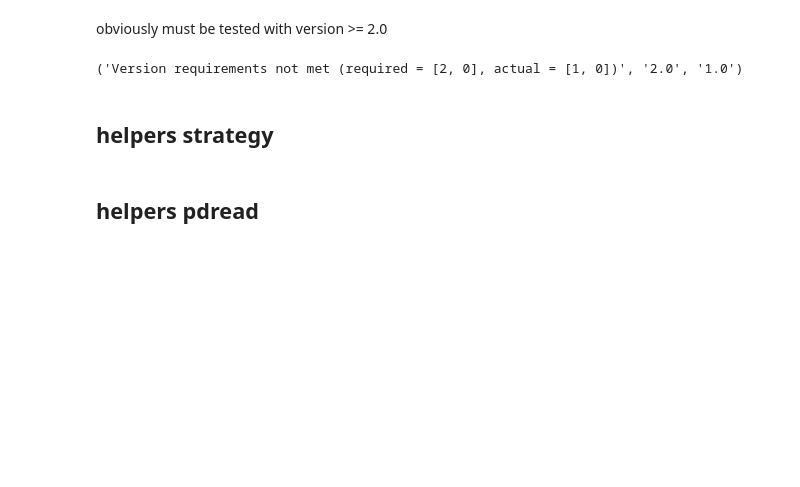
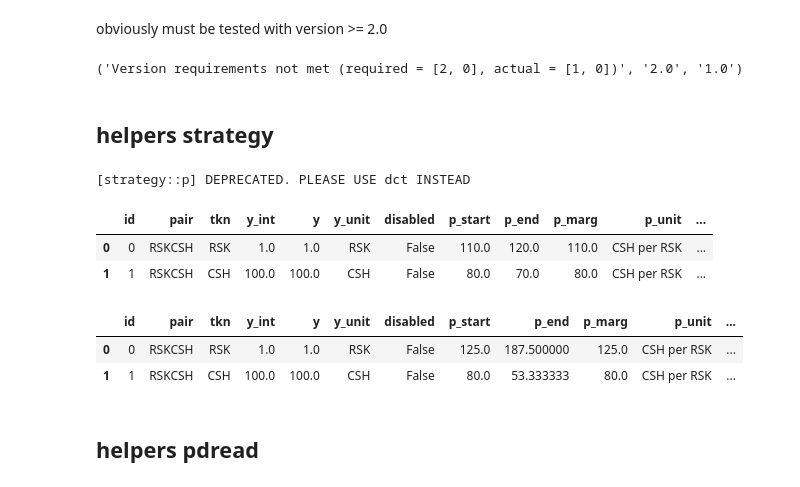
Before and after one commit to bancorprotocol/carbon-simulator, a Jupyter notebook: resources/NBTest/NBTest_052_Demo73Helpers.ipynb, the cells around one changed output. Saved outputs shown, nothing was run; the diff lists cells and outputs as text; code cells hidden in the pictures; blank space fills up the shorter version.

```diff
--- a/resources/NBTest/NBTest_052_Demo73Helpers.ipynb
+++ b/resources/NBTest/NBTest_052_Demo73Helpers.ipynb
@@ -265,0 +289,12 @@ assert strategy.from_mgw(rsk="ETH", csh="USD").slashpair == "ETH/USD"
+# %%
+assert strategy(90, 80, 110, 120).p == ('RSK', 0, 90, 80, 1e-10, 110, 120)
+# %% [output]
+[strategy::p] DEPRECATED. PLEASE USE dct INSTEAD
+# %%
+Sim = CarbonSimulatorUI(pair="RSK/CSH", raiseonerror=True)
+r = Sim.add_strategy(**strategy(p_buy_a=80, p_buy_b=70, p_sell_a=110, p_sell_b=120, amt_rsk=1, amt_csh=100).dct)["orders"]
+r
+# %% [output]
+|  | id | pair | tkn | y_int | y | y_unit | disabled | p_start | p_end | p_marg | p_unit | ... |
+| 0 | 0 | RSKCSH | RSK | 1.0 | 1.0 | RSK | False | 110.0 | 120.0 | 110.0 | CSH per RSK | ... |
+| 1 | 1 | RSKCSH | CSH | 100.0 | 100.0 | CSH | False | 80.0 | 70.0 | 80.0 | CSH per RSK | ... |
@@ -265,0 +308,8 @@ assert strategy.from_mgw(rsk="ETH", csh="USD").slashpair == "ETH/USD"
+# %%
+Sim = CarbonSimulatorUI(pair="RSK/CSH", raiseonerror=True)
+r = Sim.add_strategy(**strategy.from_mgw(m=100, g=0.5, w=0.5, amt_rsk=1, amt_csh=100).dct)["orders"]
+r
+# %% [output]
+|  | id | pair | tkn | y_int | y | y_unit | disabled | p_start | p_end | p_marg | p_unit | ... |
+| 0 | 0 | RSKCSH | RSK | 1.0 | 1.0 | RSK | False | 125.0 | 187.500000 | 125.0 | CSH per RSK | ... |
+| 1 | 1 | RSKCSH | CSH | 100.0 | 100.0 | CSH | False | 80.0 | 53.333333 | 80.0 | CSH per RSK | ... |
```
Also changed, not shown: parts of 14 cells of this notebook, 5 other files.
